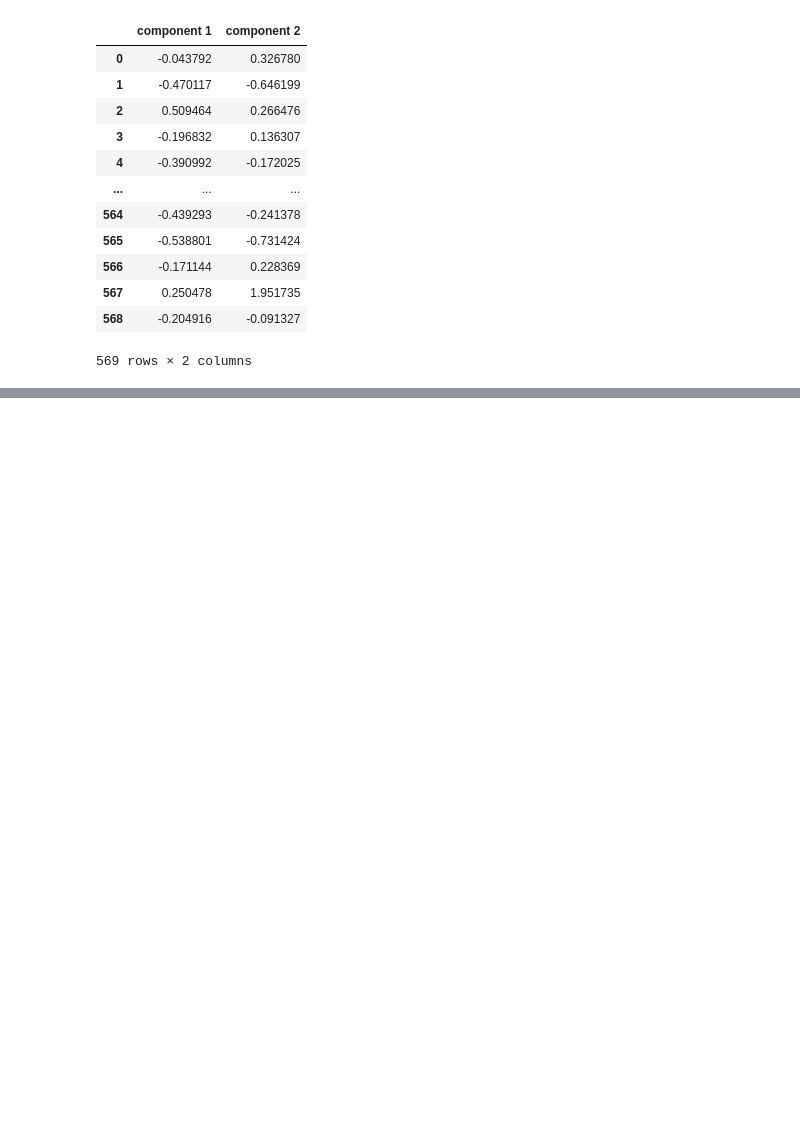
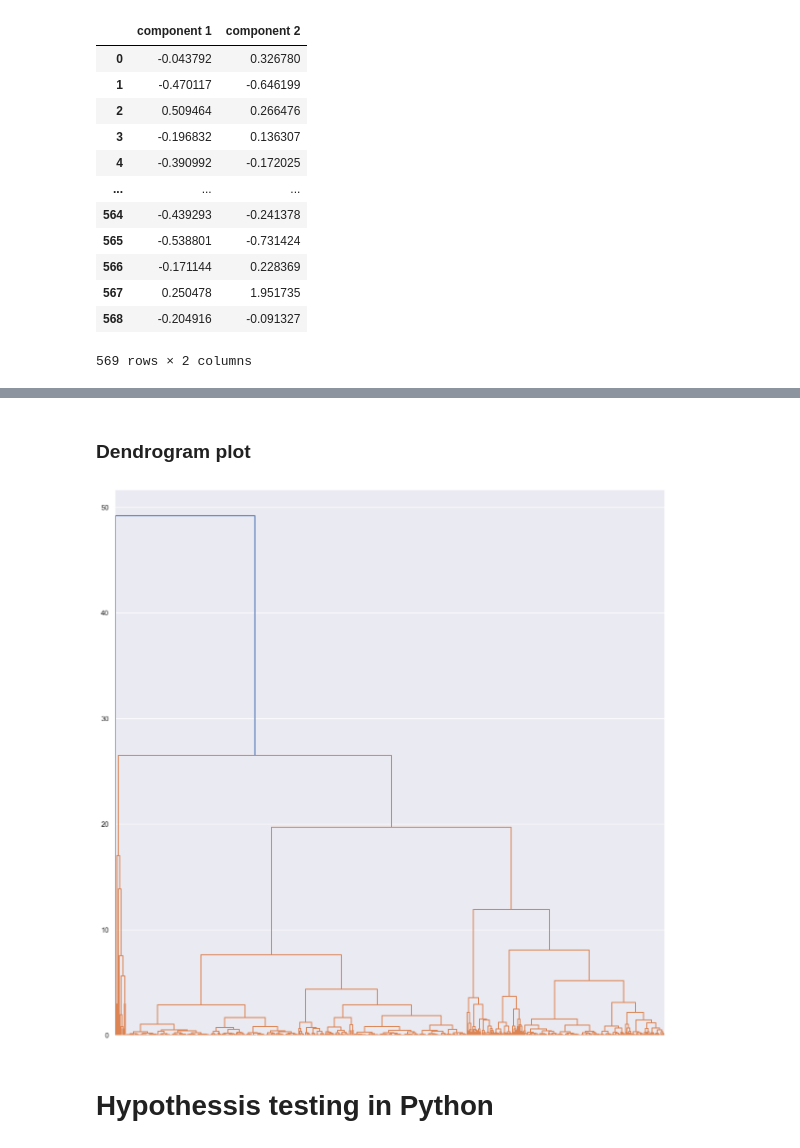
Before and after one commit to Ultraluxe25/Learning-Data-Science-and-Machine-Learning, a Jupyter notebook: Stepik courses/MGIMO Data Analysis - Hypothessis testing and Visualization in Python. PCA. Clusterization with KMeans..ipynb, the cells around one changed output, grey strips where cells are left out. Cells and saved outputs as stored; diff of their text form; code cells hidden in the pictures; blank space fills up the shorter version.

```diff
--- a/Stepik courses/MGIMO Data Analysis - Visualization in Python. PCA.ipynb
+++ b/Stepik courses/MGIMO Data Analysis - Hypothessis testing and Visualization in Python. PCA. Clusterization with KMeans..ipynb
@@ -204,0 +287,13 @@ df_pca
+# %% [markdown]
+### Dendrogram plot
+# %%
+from scipy.cluster.hierarchy import linkage, dendrogram
+
+mergings = linkage(rescaled, method='ward')
+sns.set(rc={'figure.figsize': (15, 15)})
+dendrogram(mergings, no_labels=True)
+plt.show();
+# %% [output]
+[figure, added]
+# %% [markdown]
+# Hypothessis testing in Python
```
Also changed, not shown: parts of 10 cells of this notebook.
